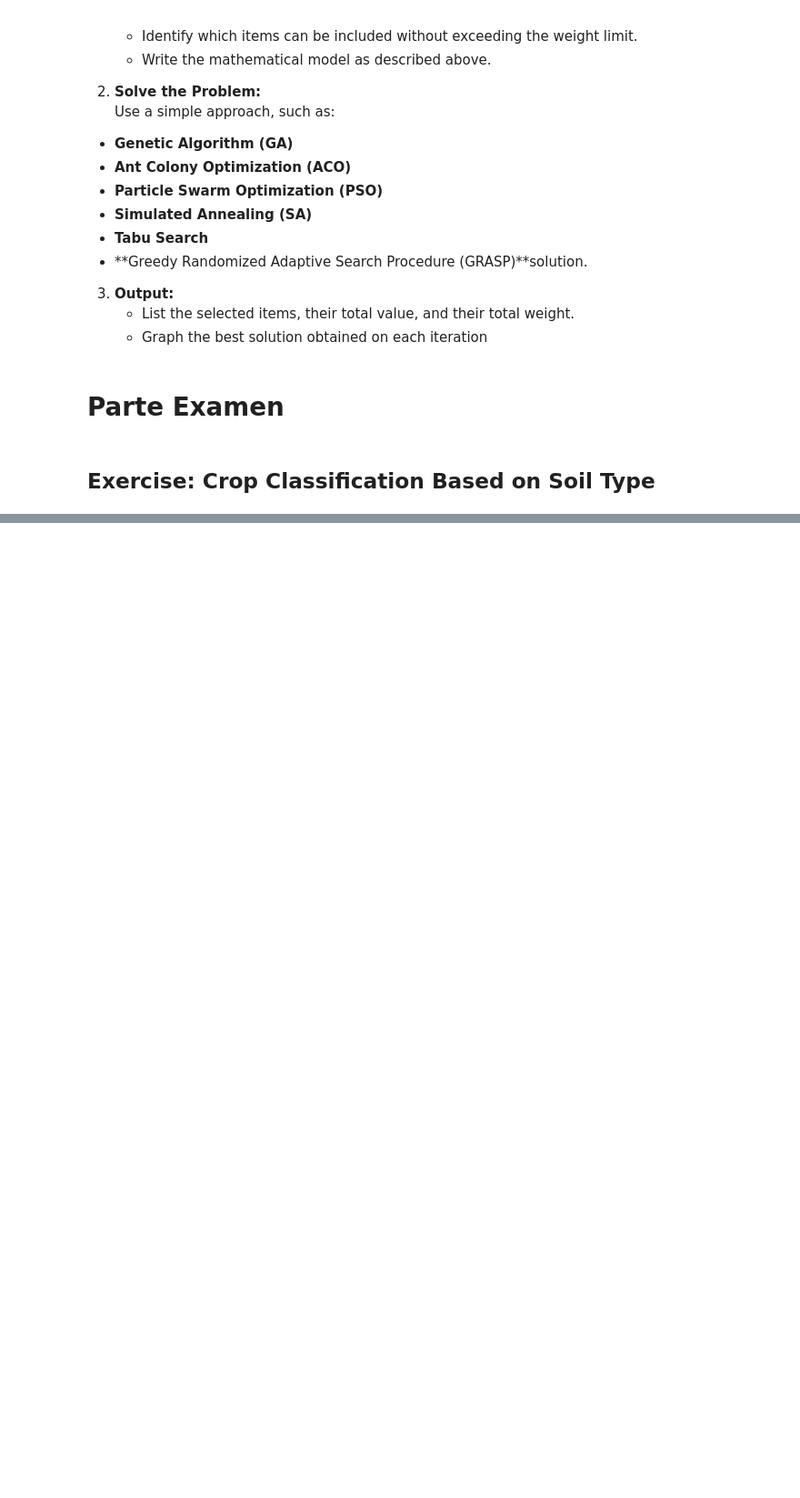
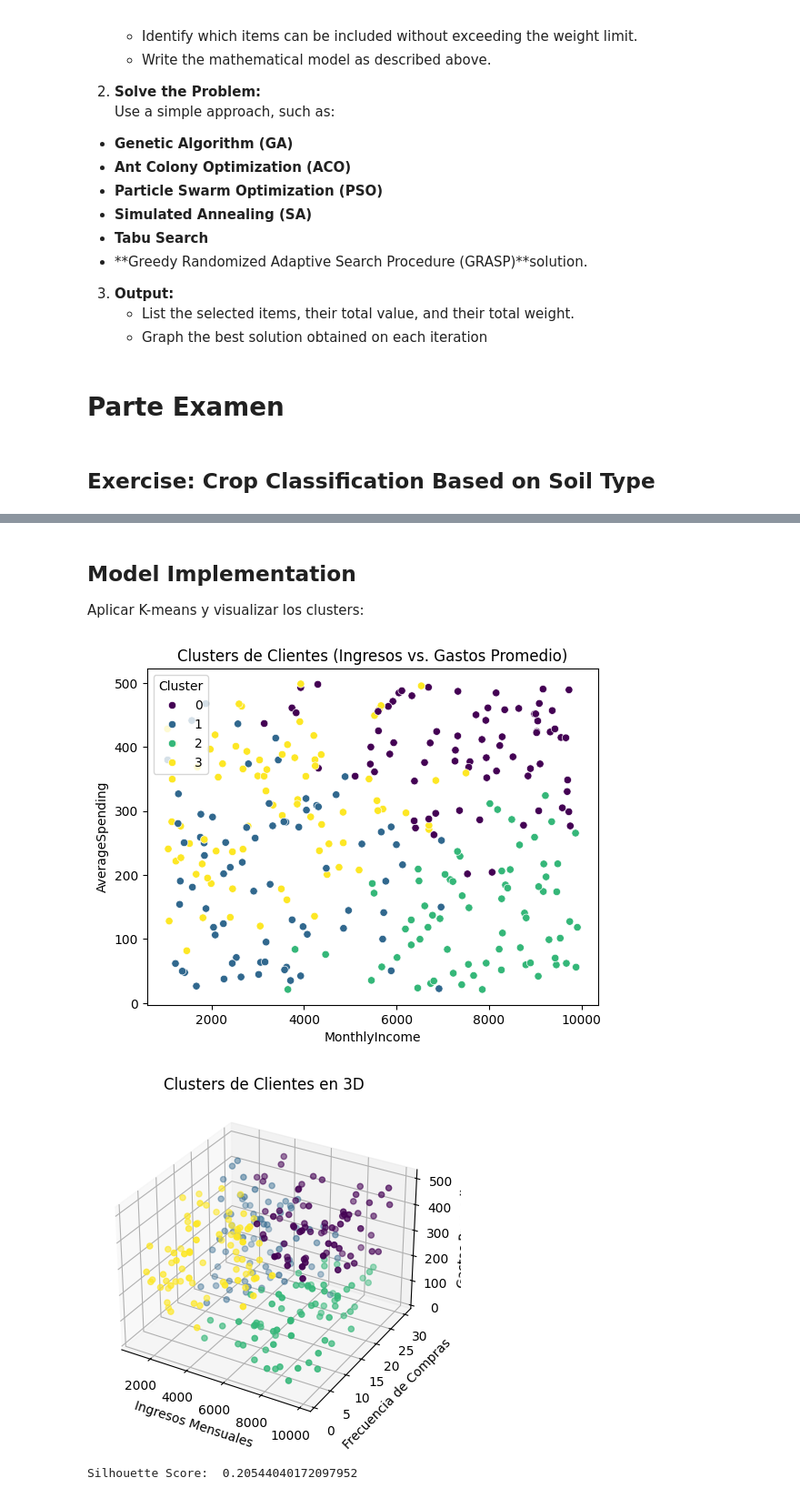
Before and after one commit to LDorantes/UCQ, a Jupyter notebook: School_Projects/term7/Vanguardia/Problems_AI.ipynb, the cells around one changed output, grey strips where cells are left out. Shown at 91% size. Cells and saved outputs as stored; diff of their text form; code cells hidden in the pictures; blank space fills up the shorter version.

```diff
--- a/School_Projects/term7/Vanguardia/Problems_AI.ipynb
+++ b/School_Projects/term7/Vanguardia/Problems_AI.ipynb
@@ -257,0 +423,38 @@ X_train, X_test, y_train, y_test = train_test_split(X, y, test_size=0.2, random_
+# %% [markdown]
+## Model Implementation
+Aplicar K-means y visualizar los clusters:
+# %%
+# Aplicar K-means con el número óptimo de clusters (ejemplo con k=4)
+kmeans = KMeans(n_clusters=4, random_state=42)
+clusters = kmeans.fit_predict(df_scaled)
+
+# Añadir los clusters al dataframe original
+df['Cluster'] = clusters
+
+# Visualización en 2D de los clusters
+sns.scatterplot(x='MonthlyIncome', y='AverageSpending', hue='Cluster', data=df, palette='viridis')
+plt.title('Clusters de Clientes (Ingresos vs. Gastos Promedio)')
+plt.show()
+
+# Visualización en 3D de los clusters (si es posible)
+from mpl_toolkits.mplot3d import Axes3D
+
+fig = plt.figure()
+ax = fig.add_subplot(111, projection='3d')
+ax.scatter(df['MonthlyIncome'], df['PurchaseFrequency'], df['AverageSpending'], c=df['Cluster'], cmap='viridis')
+ax.set_xlabel('Ingresos Mensuales')
+ax.set_ylabel('Frecuencia de Compras')
+ax.set_zlabel('Gastos Promedio')
+plt.title('Clusters de Clientes en 3D')
+plt.show()
+# %% [output]
+[figure, added]
+[figure, added]
+# %%
+from sklearn.metrics import silhouette_score
+
+# Calcular el silhouette score
+score = silhouette_score(df_scaled, clusters)
+print("Silhouette Score: ", score)
+# %% [output]
+Silhouette Score:  0.20544040172097952
```
Also changed, not shown: parts of 9 cells of this notebook.
